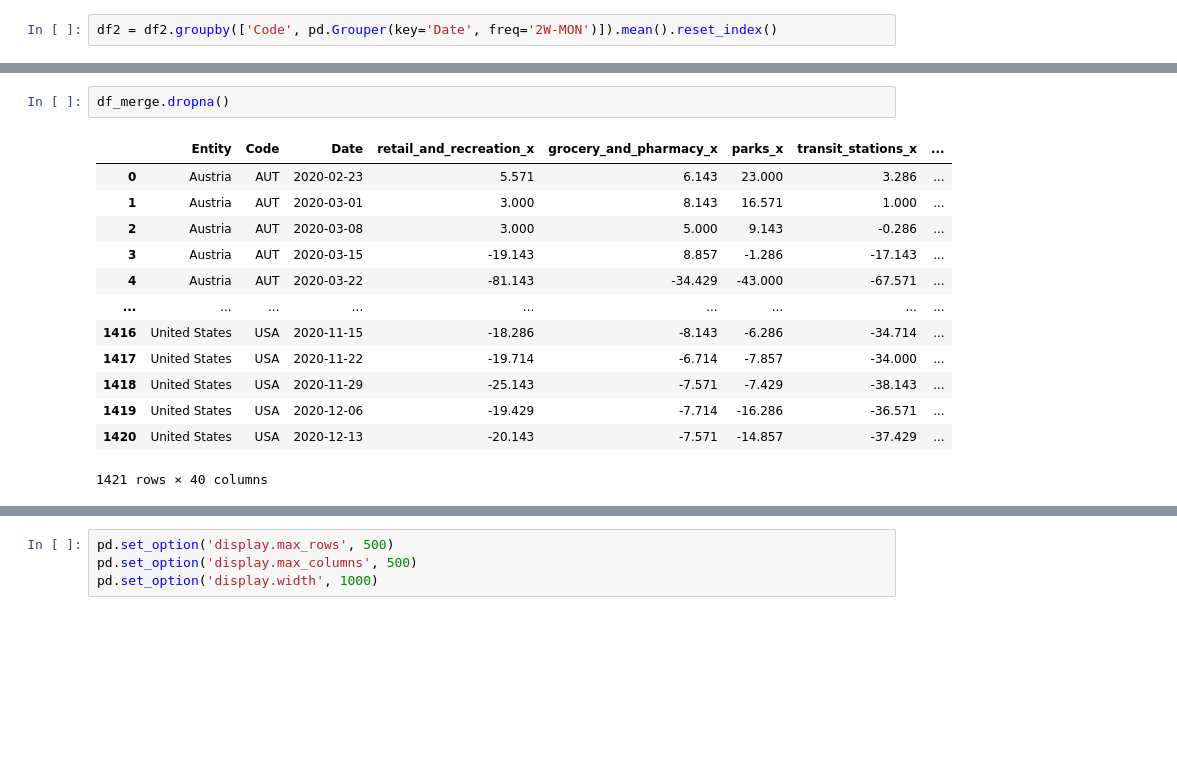
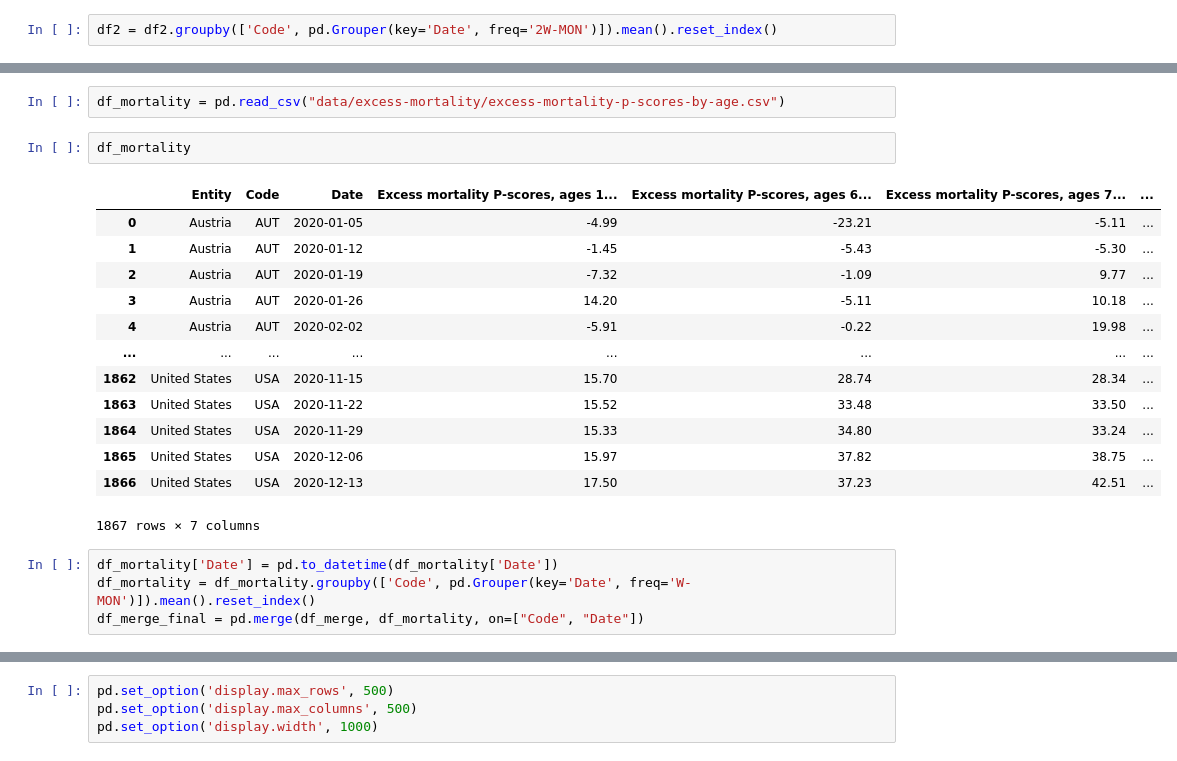
Before and after one commit to lucasbotellaroca/Data_Science_Challenge, a Jupyter notebook: data-cleaning.ipynb, the cells around one changed output, grey strips where cells are left out. Saved outputs shown, nothing was run; the diff lists cells and outputs as text; blank space fills up the shorter version.

```diff
--- a/data-cleaning.ipynb
+++ b/data-cleaning.ipynb
@@ -133,16 +136,22 @@ Index(['Entity', 'Code', 'Date', 'retail_and_recreation_x',
-# %%
-df_merge.dropna()
-# %% [output]
-|  | Entity | Code | Date | retail_and_recreation_x | grocery_and_pharmacy_x | parks_x | transit_stations_x | ... |
-| 0 | Austria | AUT | 2020-02-23 | 5.571 | 6.143 | 23.000 | 3.286 | ... |
-| 1 | Austria | AUT | 2020-03-01 | 3.000 | 8.143 | 16.571 | 1.000 | ... |
-| 2 | Austria | AUT | 2020-03-08 | 3.000 | 5.000 | 9.143 | -0.286 | ... |
-| 3 | Austria | AUT | 2020-03-15 | -19.143 | 8.857 | -1.286 | -17.143 | ... |
-| 4 | Austria | AUT | 2020-03-22 | -81.143 | -34.429 | -43.000 | -67.571 | ... |
-| ... | ... | ... | ... | ... | ... | ... | ... | ... |
-| 1416 | United States | USA | 2020-11-15 | -18.286 | -8.143 | -6.286 | -34.714 | ... |
-| 1417 | United States | USA | 2020-11-22 | -19.714 | -6.714 | -7.857 | -34.000 | ... |
-| 1418 | United States | USA | 2020-11-29 | -25.143 | -7.571 | -7.429 | -38.143 | ... |
-| 1419 | United States | USA | 2020-12-06 | -19.429 | -7.714 | -16.286 | -36.571 | ... |
-| 1420 | United States | USA | 2020-12-13 | -20.143 | -7.571 | -14.857 | -37.429 | ... |
-1421 rows × 40 columns
+# %%
+df_mortality = pd.read_csv("data/excess-mortality/excess-mortality-p-scores-by-age.csv")
+# %%
+df_mortality
+# %% [output]
+|  | Entity | Code | Date | Excess mortality P-scores, ages 1... | Excess mortality P-scores, ages 6... | Excess mortality P-scores, ages 7... | ... |
+| 0 | Austria | AUT | 2020-01-05 | -4.99 | -23.21 | -5.11 | ... |
+| 1 | Austria | AUT | 2020-01-12 | -1.45 | -5.43 | -5.30 | ... |
+| 2 | Austria | AUT | 2020-01-19 | -7.32 | -1.09 | 9.77 | ... |
+| 3 | Austria | AUT | 2020-01-26 | 14.20 | -5.11 | 10.18 | ... |
+| 4 | Austria | AUT | 2020-02-02 | -5.91 | -0.22 | 19.98 | ... |
+| ... | ... | ... | ... | ... | ... | ... | ... |
+| 1862 | United States | USA | 2020-11-15 | 15.70 | 28.74 | 28.34 | ... |
+| 1863 | United States | USA | 2020-11-22 | 15.52 | 33.48 | 33.50 | ... |
+| 1864 | United States | USA | 2020-11-29 | 15.33 | 34.80 | 33.24 | ... |
+| 1865 | United States | USA | 2020-12-06 | 15.97 | 37.82 | 38.75 | ... |
+| 1866 | United States | USA | 2020-12-13 | 17.50 | 37.23 | 42.51 | ... |
+1867 rows × 7 columns
+# %%
+df_mortality['Date'] = pd.to_datetime(df_mortality['Date'])
+df_mortality = df_mortality.groupby(['Code', pd.Grouper(key='Date', freq='W-MON')]).mean().reset_index()
+df_merge_final = pd.merge(df_merge, df_mortality, on=["Code", "Date"])
```
Also changed, not shown: parts of 21 cells of this notebook.
